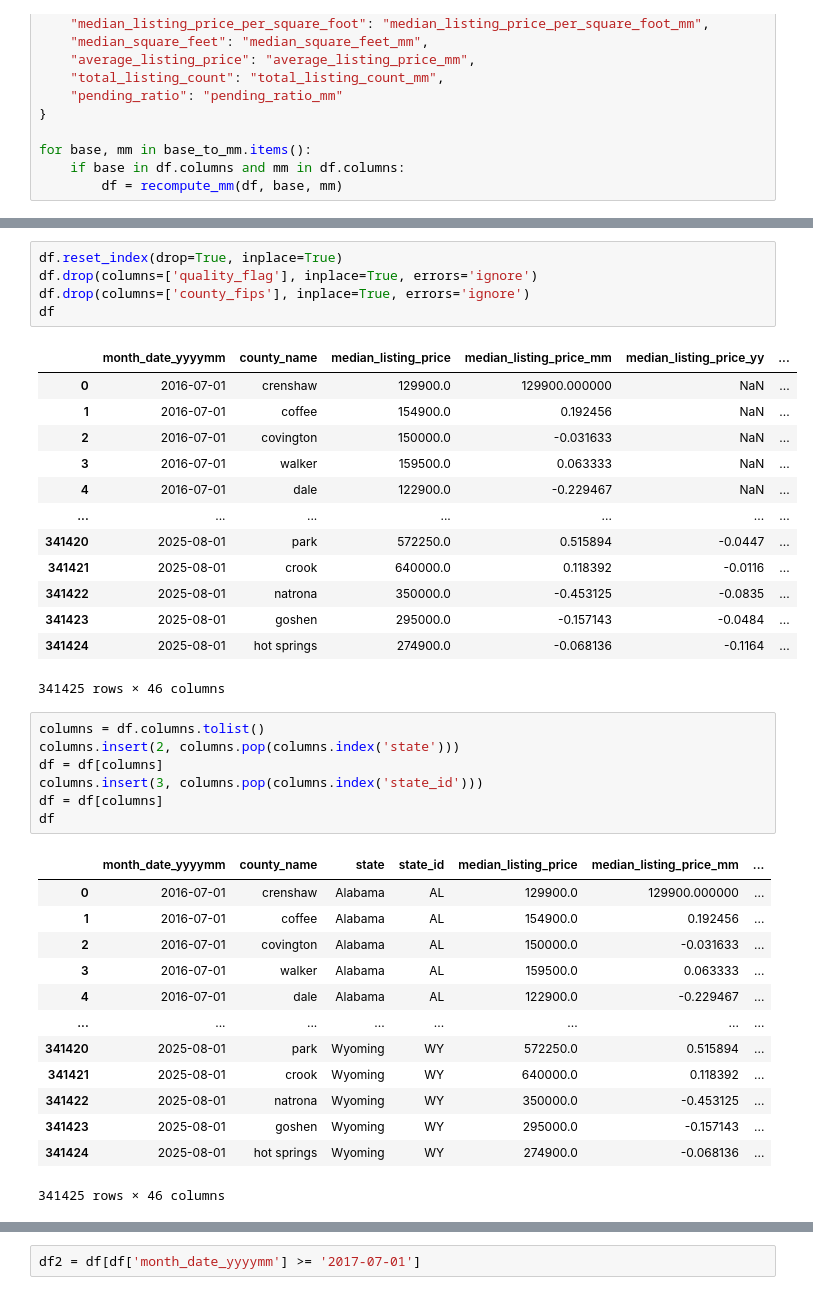
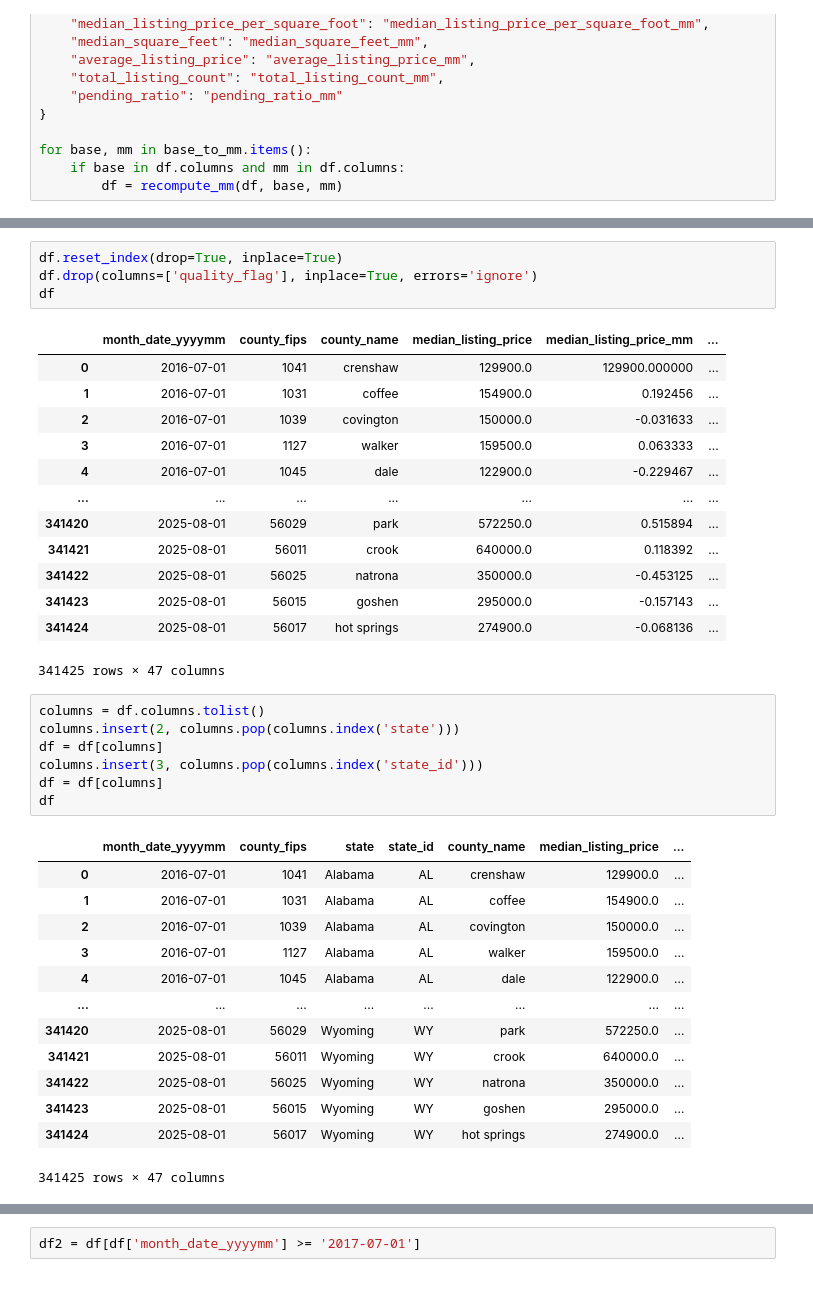
Before and after one commit to Real-Estate-Insight-Platform-Project/AI-ML-Services, a Jupyter notebook: forecasting_engine/county/preprocessing.ipynb, the cells around one changed output, grey strips where cells are left out. Cells and saved outputs as stored; diff of their text form.

```diff
--- a/forecasting_engine/county/preprocessing.ipynb
+++ b/forecasting_engine/county/preprocessing.ipynb
@@ -175,22 +183,21 @@ for base, mm in base_to_mm.items():
 # %%
 df.reset_index(drop=True, inplace=True)
 df.drop(columns=['quality_flag'], inplace=True, errors='ignore')
-df.drop(columns=['county_fips'], inplace=True, errors='ignore')
 df
 # %% [output]
-|  | month_date_yyyymm | county_name | median_listing_price | median_listing_price_mm | median_listing_price_yy | ... |
-| 0 | 2016-07-01 | crenshaw | 129900.0 | 129900.000000 | NaN | ... |
-| 1 | 2016-07-01 | coffee | 154900.0 | 0.192456 | NaN | ... |
-| 2 | 2016-07-01 | covington | 150000.0 | -0.031633 | NaN | ... |
-| 3 | 2016-07-01 | walker | 159500.0 | 0.063333 | NaN | ... |
-| 4 | 2016-07-01 | dale | 122900.0 | -0.229467 | NaN | ... |
+|  | month_date_yyyymm | county_fips | county_name | median_listing_price | median_listing_price_mm | ... |
+| 0 | 2016-07-01 | 1041 | crenshaw | 129900.0 | 129900.000000 | ... |
+| 1 | 2016-07-01 | 1031 | coffee | 154900.0 | 0.192456 | ... |
+| 2 | 2016-07-01 | 1039 | covington | 150000.0 | -0.031633 | ... |
+| 3 | 2016-07-01 | 1127 | walker | 159500.0 | 0.063333 | ... |
+| 4 | 2016-07-01 | 1045 | dale | 122900.0 | -0.229467 | ... |
 | ... | ... | ... | ... | ... | ... | ... |
-| 341420 | 2025-08-01 | park | 572250.0 | 0.515894 | -0.0447 | ... |
-| 341421 | 2025-08-01 | crook | 640000.0 | 0.118392 | -0.0116 | ... |
-| 341422 | 2025-08-01 | natrona | 350000.0 | -0.453125 | -0.0835 | ... |
-| 341423 | 2025-08-01 | goshen | 295000.0 | -0.157143 | -0.0484 | ... |
-| 341424 | 2025-08-01 | hot springs | 274900.0 | -0.068136 | -0.1164 | ... |
+| 341420 | 2025-08-01 | 56029 | park | 572250.0 | 0.515894 | ... |
+| 341421 | 2025-08-01 | 56011 | crook | 640000.0 | 0.118392 | ... |
+| 341422 | 2025-08-01 | 56025 | natrona | 350000.0 | -0.453125 | ... |
+| 341423 | 2025-08-01 | 56015 | goshen | 295000.0 | -0.157143 | ... |
+| 341424 | 2025-08-01 | 56017 | hot springs | 274900.0 | -0.068136 | ... |
-341425 rows × 46 columns
+341425 rows × 47 columns
 # %%
 columns = df.columns.tolist()
 columns.insert(2, columns.pop(columns.index('state')))
@@ -199,16 +206,16 @@ columns.insert(3, columns.pop(columns.index('state_id')))
 df = df[columns]
 df
 # %% [output]
-|  | month_date_yyyymm | county_name | state | state_id | median_listing_price | median_listing_price_mm | ... |
-| 0 | 2016-07-01 | crenshaw | Alabama | AL | 129900.0 | 129900.000000 | ... |
-| 1 | 2016-07-01 | coffee | Alabama | AL | 154900.0 | 0.192456 | ... |
-| 2 | 2016-07-01 | covington | Alabama | AL | 150000.0 | -0.031633 | ... |
-| 3 | 2016-07-01 | walker | Alabama | AL | 159500.0 | 0.063333 | ... |
-| 4 | 2016-07-01 | dale | Alabama | AL | 122900.0 | -0.229467 | ... |
+|  | month_date_yyyymm | county_fips | state | state_id | county_name | median_listing_price | ... |
+| 0 | 2016-07-01 | 1041 | Alabama | AL | crenshaw | 129900.0 | ... |
+| 1 | 2016-07-01 | 1031 | Alabama | AL | coffee | 154900.0 | ... |
+| 2 | 2016-07-01 | 1039 | Alabama | AL | covington | 150000.0 | ... |
+| 3 | 2016-07-01 | 1127 | Alabama | AL | walker | 159500.0 | ... |
+| 4 | 2016-07-01 | 1045 | Alabama | AL | dale | 122900.0 | ... |
 | ... | ... | ... | ... | ... | ... | ... | ... |
-| 341420 | 2025-08-01 | park | Wyoming | WY | 572250.0 | 0.515894 | ... |
-| 341421 | 2025-08-01 | crook | Wyoming | WY | 640000.0 | 0.118392 | ... |
-| 341422 | 2025-08-01 | natrona | Wyoming | WY | 350000.0 | -0.453125 | ... |
-| 341423 | 2025-08-01 | goshen | Wyoming | WY | 295000.0 | -0.157143 | ... |
-| 341424 | 2025-08-01 | hot springs | Wyoming | WY | 274900.0 | -0.068136 | ... |
+| 341420 | 2025-08-01 | 56029 | Wyoming | WY | park | 572250.0 | ... |
+| 341421 | 2025-08-01 | 56011 | Wyoming | WY | crook | 640000.0 | ... |
+| 341422 | 2025-08-01 | 56025 | Wyoming | WY | natrona | 350000.0 | ... |
+| 341423 | 2025-08-01 | 56015 | Wyoming | WY | goshen | 295000.0 | ... |
+| 341424 | 2025-08-01 | 56017 | Wyoming | WY | hot springs | 274900.0 | ... |
-341425 rows × 46 columns
+341425 rows × 47 columns
```
Also changed, not shown: parts of 19 cells of this notebook, 1 other file.
